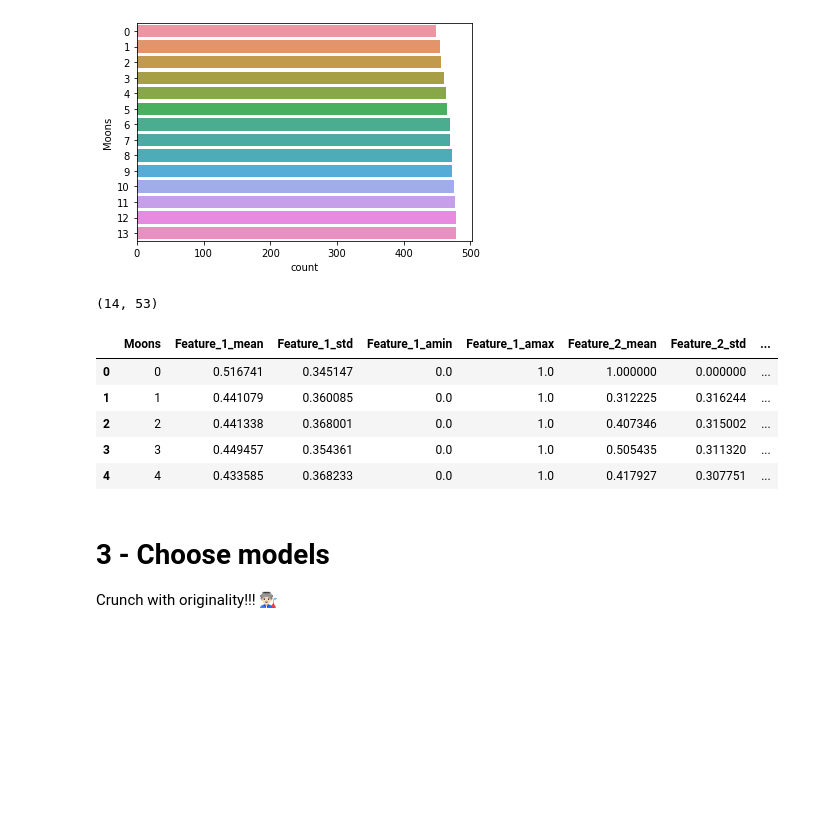
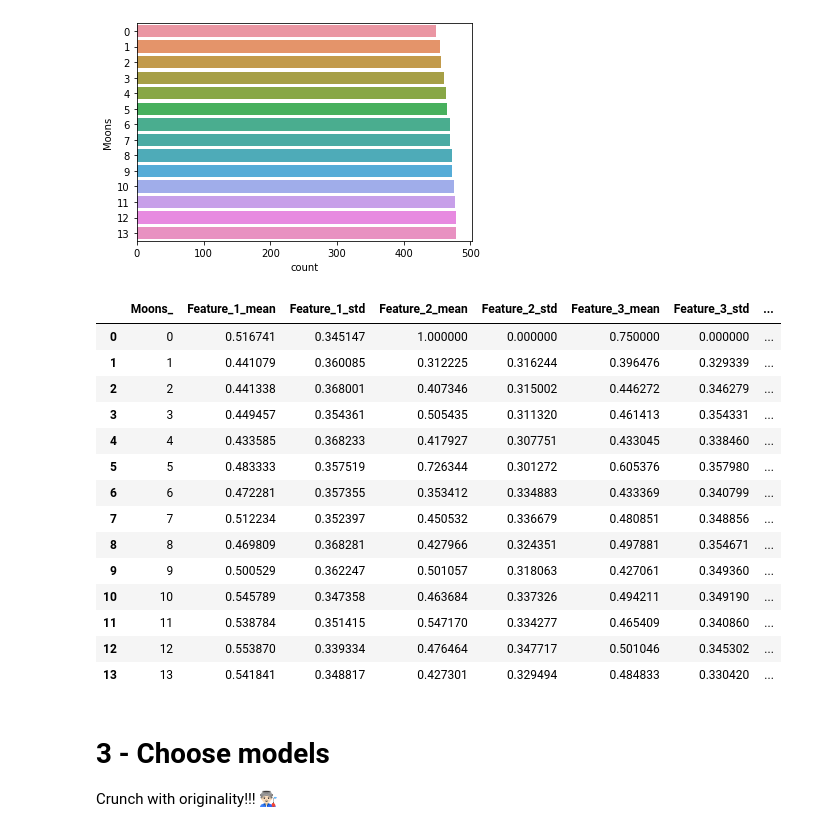
Before and after one commit to kushalnavghare/playground, a Jupyter notebook: data-crunch-competition.ipynb, the cells around one changed output. Cells and saved outputs as stored; diff of their text form; code cells hidden in the pictures; blank space fills up the shorter version.

```diff
--- a/data-crunch-competition.ipynb
+++ b/data-crunch-competition.ipynb
@@ -179,9 +179,32 @@ sns.countplot(y = train_data.Moons)
 # %% [output]
 <matplotlib.axes._subplots.AxesSubplot at 0x...>
 [figure]
-# %%
-feat_df = train_data.groupby(['Moons']).agg([np.mean, np.std, np.min, np.max]).reset_index()
+# %%
+def extract_stat_features(df, grouper):
+  feat_df = df.groupby([grouper]).agg([np.mean, np.std, np.min, np.max]).reset_index()
+  feat_df.columns = feat_df.columns.map('_'.join).str.strip()
+  temp_df = pd.DataFrame(feat_df.nunique(), columns=['values'])
+  ll = temp_df[temp_df.values<=2].index.tolist()
+  feat_df.drop(ll, axis=1, inplace=True)
+
+  return feat_df
+# %%
+feat_df = extract_stat_features(train_data, grouper='Moons')
 # %%
-feat_df.shape
+feat_df
 # %% [output]
-(14, 53)
+|  | Moons_ | Feature_1_mean | Feature_1_std | Feature_2_mean | Feature_2_std | Feature_3_mean | Feature_3_std | ... |
+| 0 | 0 | 0.516741 | 0.345147 | 1.000000 | 0.000000 | 0.750000 | 0.000000 | ... |
+| 1 | 1 | 0.441079 | 0.360085 | 0.312225 | 0.316244 | 0.396476 | 0.329339 | ... |
+| 2 | 2 | 0.441338 | 0.368001 | 0.407346 | 0.315002 | 0.446272 | 0.346279 | ... |
+| 3 | 3 | 0.449457 | 0.354361 | 0.505435 | 0.311320 | 0.461413 | 0.354331 | ... |
+| 4 | 4 | 0.433585 | 0.368233 | 0.417927 | 0.307751 | 0.433045 | 0.338460 | ... |
+| 5 | 5 | 0.483333 | 0.357519 | 0.726344 | 0.301272 | 0.605376 | 0.357980 | ... |
+| 6 | 6 | 0.472281 | 0.357355 | 0.353412 | 0.334883 | 0.433369 | 0.340799 | ... |
+| 7 | 7 | 0.512234 | 0.352397 | 0.450532 | 0.336679 | 0.480851 | 0.348856 | ... |
+| 8 | 8 | 0.469809 | 0.368281 | 0.427966 | 0.324351 | 0.497881 | 0.354671 | ... |
+| 9 | 9 | 0.500529 | 0.362247 | 0.501057 | 0.318063 | 0.427061 | 0.349360 | ... |
+| 10 | 10 | 0.545789 | 0.347358 | 0.463684 | 0.337326 | 0.494211 | 0.349190 | ... |
+| 11 | 11 | 0.538784 | 0.351415 | 0.547170 | 0.334277 | 0.465409 | 0.340860 | ... |
+| 12 | 12 | 0.553870 | 0.339334 | 0.476464 | 0.347717 | 0.501046 | 0.345302 | ... |
+| 13 | 13 | 0.541841 | 0.348817 | 0.427301 | 0.329494 | 0.484833 | 0.330420 | ... |
@@ -202,9 +210,0 @@ feat_df.columns = ['Moons', 'Feature_1_mean',	'Feature_1_std',	'Feature_1_amin',
-# %%
-feat_df.head()
-# %% [output]
-|  | Moons | Feature_1_mean | Feature_1_std | Feature_1_amin | Feature_1_amax | Feature_2_mean | Feature_2_std | ... |
-| 0 | 0 | 0.516741 | 0.345147 | 0.0 | 1.0 | 1.000000 | 0.000000 | ... |
-| 1 | 1 | 0.441079 | 0.360085 | 0.0 | 1.0 | 0.312225 | 0.316244 | ... |
-| 2 | 2 | 0.441338 | 0.368001 | 0.0 | 1.0 | 0.407346 | 0.315002 | ... |
-| 3 | 3 | 0.449457 | 0.354361 | 0.0 | 1.0 | 0.505435 | 0.311320 | ... |
-| 4 | 4 | 0.433585 | 0.368233 | 0.0 | 1.0 | 0.417927 | 0.307751 | ... |
```
Also changed, not shown: parts of 24 cells of this notebook.
